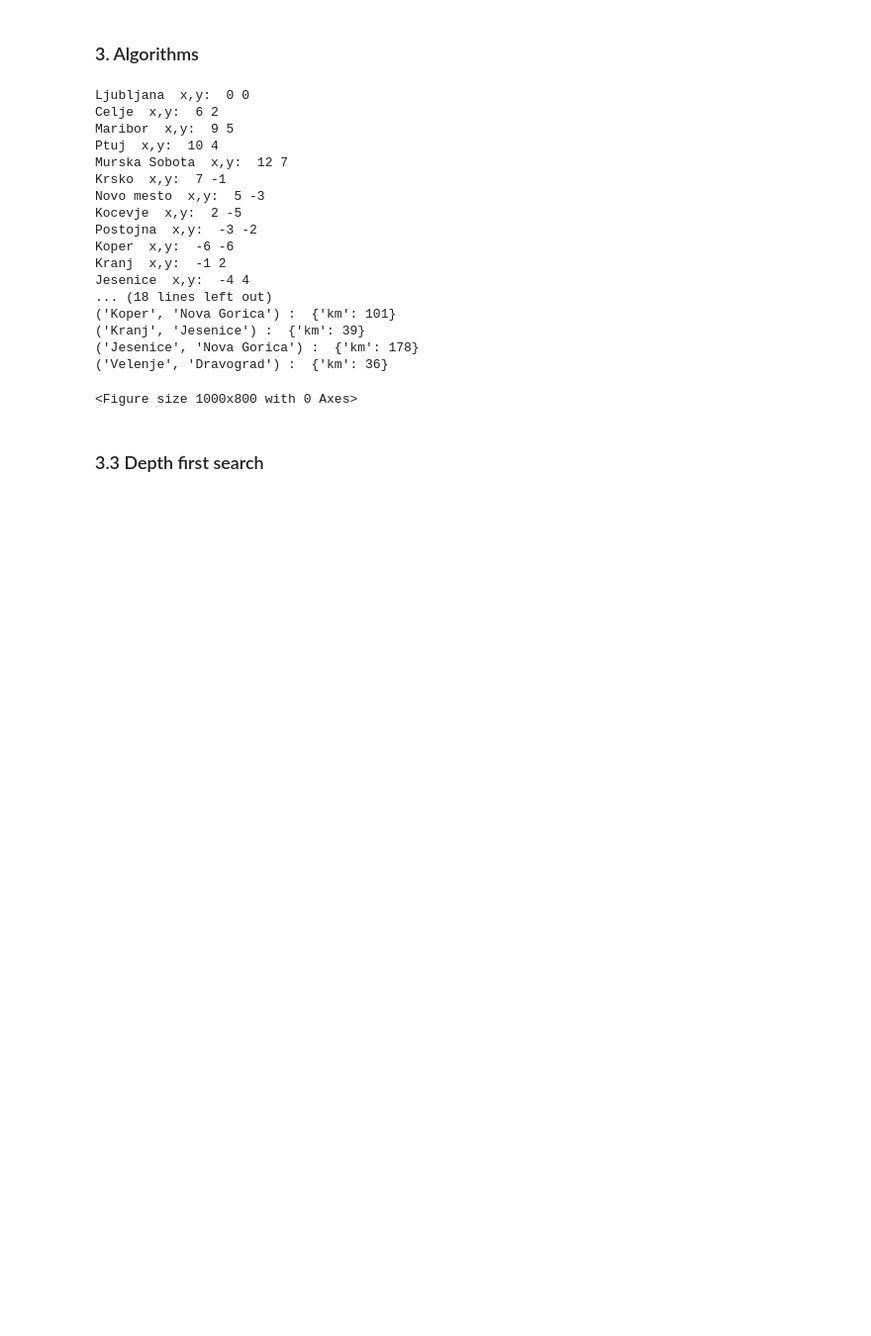
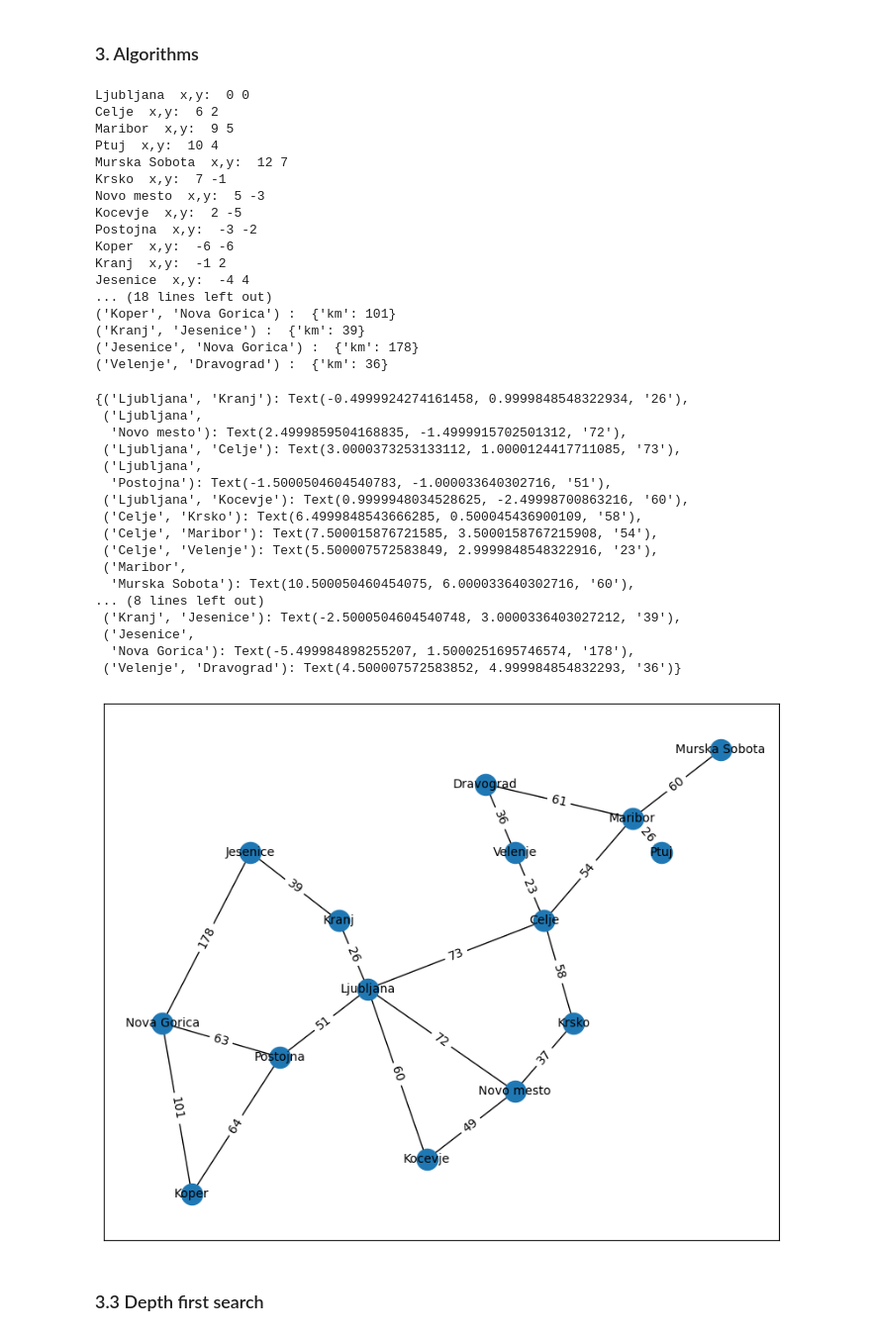
Before and after one commit to jzaletelj/OTK25, a Jupyter notebook: Lab_02/solutions/26-03_GraphNetwork_02c_S.ipynb, the cells around one changed output. Shown at 99% size. Drawn from its saved outputs; the diff is of its cells as text; code cells hidden in the pictures; blank space fills up the shorter version.

```diff
--- a/Lab_02/solutions/26-03_GraphNetwork_02c_S.ipynb
+++ b/Lab_02/solutions/26-03_GraphNetwork_02c_S.ipynb
@@ -136,18 +136,36 @@ Jesenice  x,y:  -4 4
 # %%
 # 3.2 Vizualiziraj graf
 
 # prepare an empty figure
 plt.figure(figsize=[10,8])
 
 #Plot the graph
-# nx.draw_networkx(G2, position, with_labels=True, font_size = 10)
-
+nx.draw_networkx(G2, position, with_labels=True, font_size = 10)
 
 edge_labels = {}
 for edge in G2.edges:
-    edge_labels[edge] = ''
+    edge_labels[edge] = G2.edges[edge]['km']
+
+nx.draw_networkx_edge_labels(G2, position, edge_labels)
 # %% [output]
-<Figure size 1000x800 with 0 Axes>
+{('Ljubljana', 'Kranj'): Text(-0.4999924274161458, 0.9999848548322934, '26'),
+ ('Ljubljana',
+  'Novo mesto'): Text(2.4999859504168835, -1.4999915702501312, '72'),
+ ('Ljubljana', 'Celje'): Text(3.0000373253133112, 1.0000124417711085, '73'),
+ ('Ljubljana',
+  'Postojna'): Text(-1.5000504604540783, -1.000033640302716, '51'),
+ ('Ljubljana', 'Kocevje'): Text(0.9999948034528625, -2.49998700863216, '60'),
+ ('Celje', 'Krsko'): Text(6.4999848543666285, 0.500045436900109, '58'),
+ ('Celje', 'Maribor'): Text(7.500015876721585, 3.5000158767215908, '54'),
+ ('Celje', 'Velenje'): Text(5.500007572583849, 2.9999848548322916, '23'),
+ ('Maribor',
+  'Murska Sobota'): Text(10.500050460454075, 6.000033640302716, '60'),
+... (8 lines left out)
+ ('Kranj', 'Jesenice'): Text(-2.5000504604540748, 3.0000336403027212, '39'),
+ ('Jesenice',
+  'Nova Gorica'): Text(-5.499984898255207, 1.5000251695746574, '178'),
+ ('Velenje', 'Dravograd'): Text(4.500007572583852, 4.999984854832293, '36')}
+[figure, added]
 # %% [markdown]
 ### 3.3 Depth first search
 # %%
```
